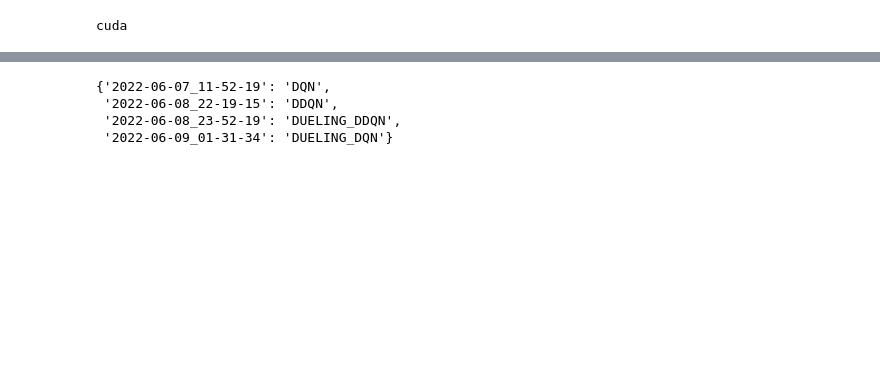
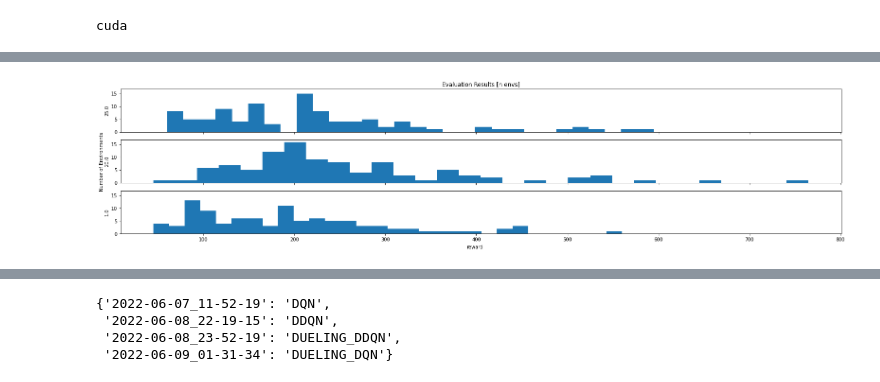
Before and after one commit to phyti1/ds_rle_space_invaders_dqn, a Jupyter notebook: rle_assignment/eval_vis.ipynb, the cells around one changed output, grey strips where cells are left out. Cells and saved outputs as stored; diff of their text form; code cells hidden in the pictures; blank space fills up the shorter version.

```diff
--- a/rle_assignment/eval_vis.ipynb
+++ b/rle_assignment/eval_vis.ipynb
@@ -111,3 +124,7 @@ def show_hists(folder : str, title : str, ylabel :str, labels : list = None):
+# %%
+show_hists('envs_1M', 'Evaluation Results [n envs]', "Number of Environments", get_labels('envs_1M', 'num_envs'))
+# %% [output]
+[figure, added]
 # %%
 show_boxplot('warmup', 'Evaluation Results [n warmup steps]', "n warmup steps", get_labels('warmup', 'warmup_steps')) # ['0', '10k', '50k', '300k']
 # %% [output]
```
Also changed, not shown: parts of 10 cells of this notebook, 52 other files.
